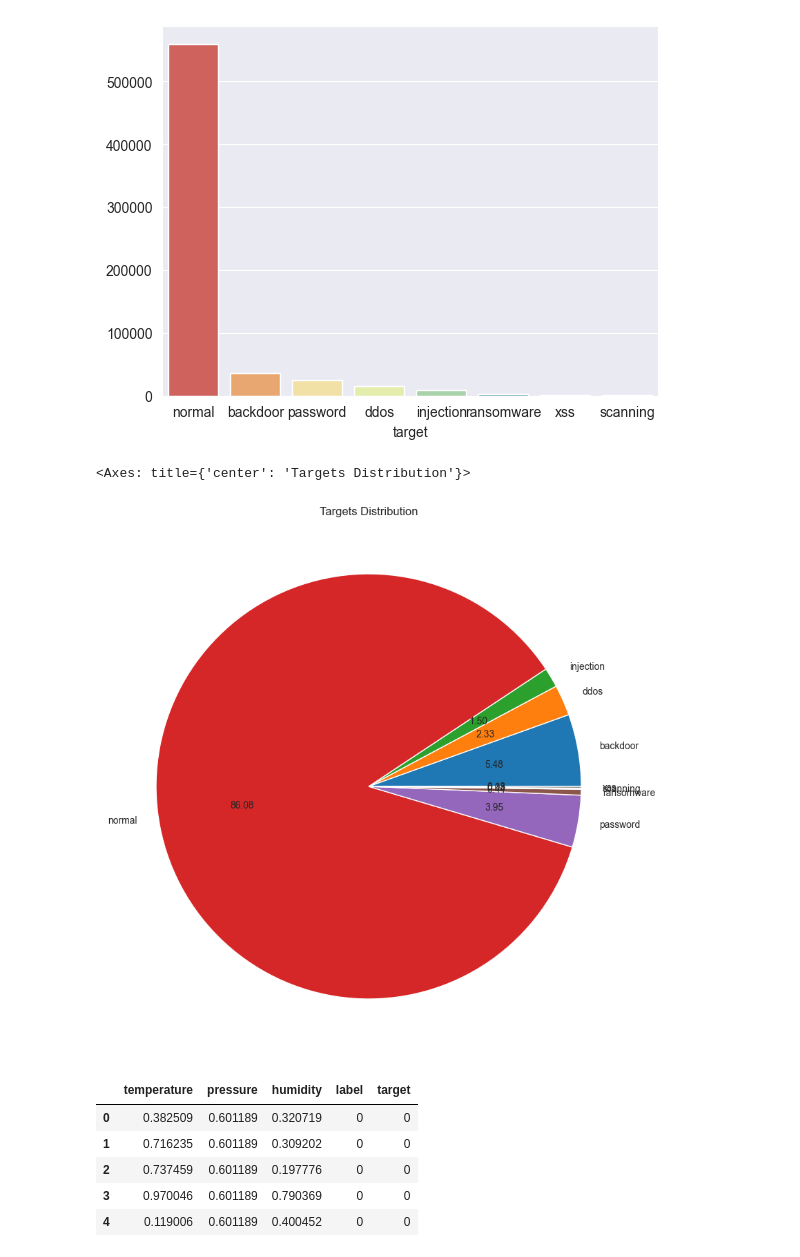
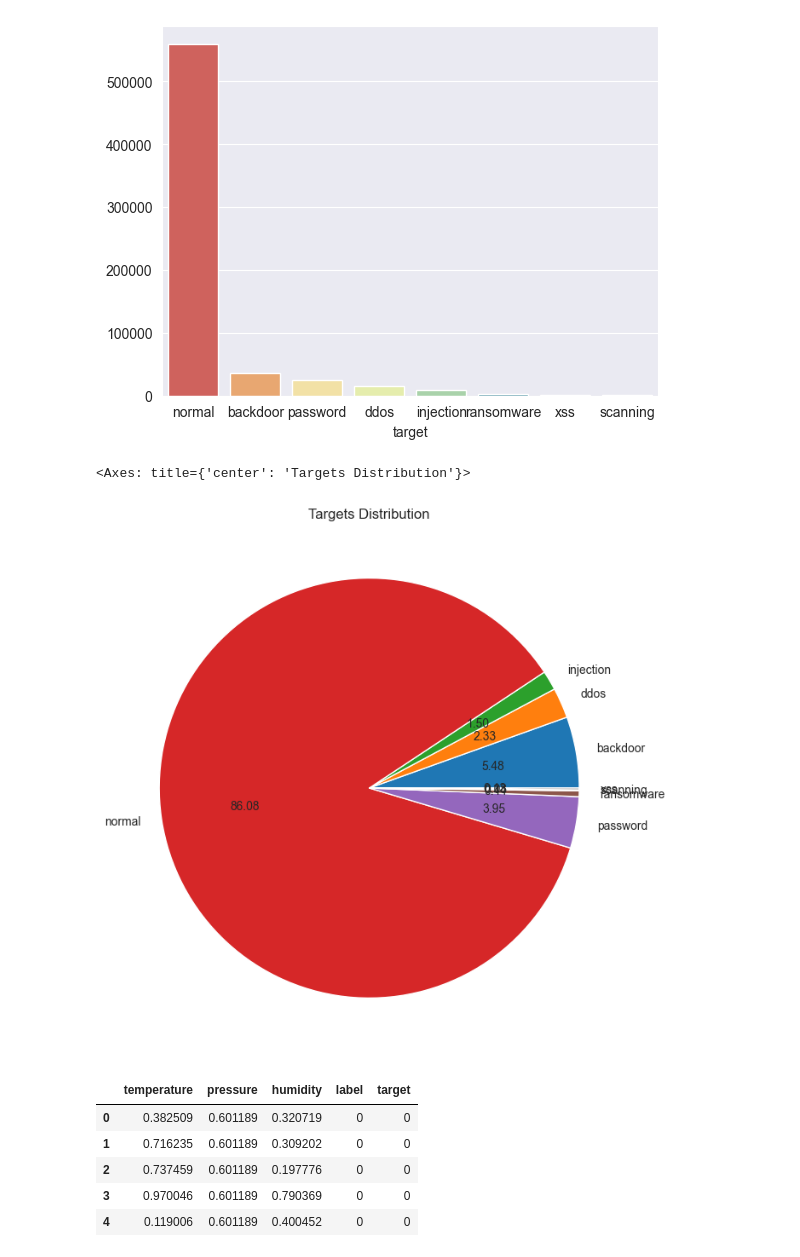
Before and after one commit to Hongwei-Z/SC-MLIDS, a Jupyter notebook: Data_Preprocessing.ipynb, the cells around one changed output. Saved outputs shown, nothing was run; the diff lists cells and outputs as text; code cells hidden in the pictures.

```diff
--- a/Data_Preprocessing.ipynb
+++ b/Data_Preprocessing.ipynb
@@ -125,10 +130,10 @@ sb.barplot(y=dataset['target'].value_counts().values, x=dataset['target'].value_
 # %%
 # Show the targets distribution
 plt.title("Targets Distribution")
-dataset.groupby('target').size().plot(kind='pie', autopct='%.2f', figsize=(10,10))
+dataset.groupby('target').size().plot(kind='pie', autopct='%.2f', figsize=(8,8))
 # %% [output]
 <Axes: title={'center': 'Targets Distribution'}>
-[figure, old version]
+[figure, new version]
 # %%
 # Mapping the type to the integer
 mapping = {'normal': 0, 'backdoor': 1, 'password': 2, 'ddos': 3, 'injection': 4, 'ransomware': 5, 'xss': 6, 'scanning': 7}
```
Also changed, not shown: parts of 14 cells of this notebook, 1 other file.
